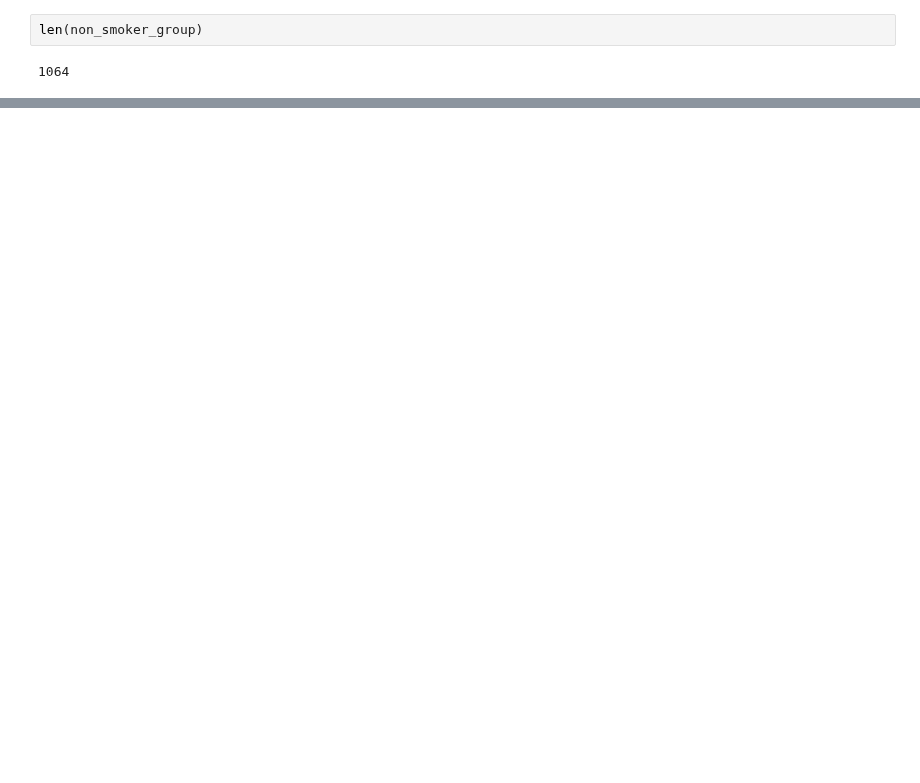
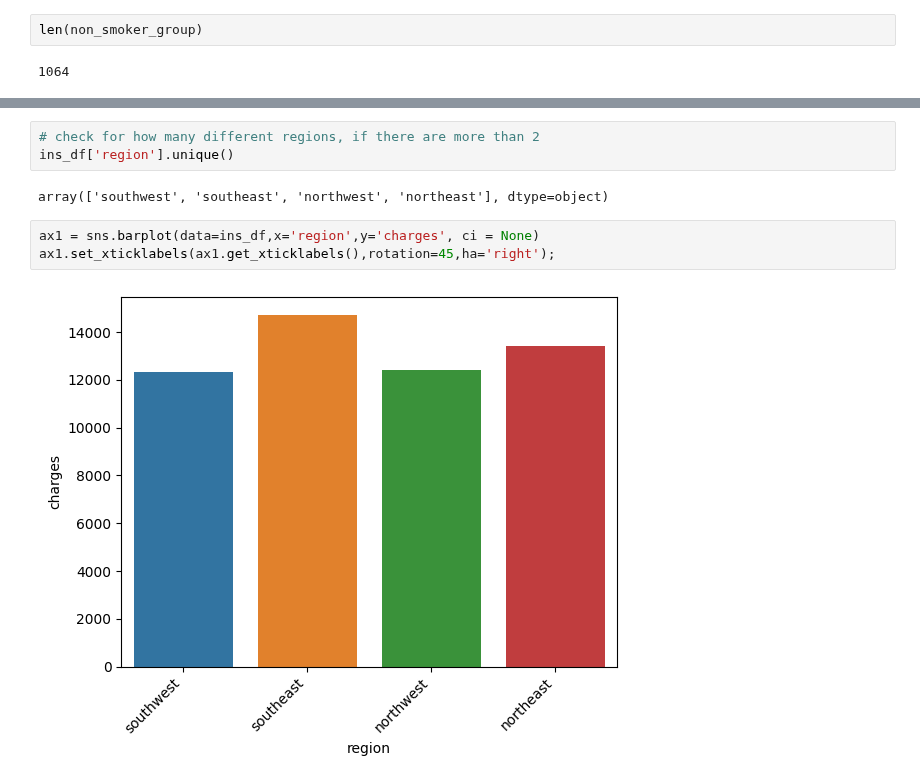
Before and after one commit to arechigajd/Hypothesis-Testing-with-Insurance-Data, a Jupyter notebook: Hypothesis Testing with Insurance Data.ipynb, the cells around one changed output, grey strips where cells are left out. Cells and saved outputs as stored; diff of their text form; blank space fills up the shorter version.

```diff
--- a/Hypothesis Testing with Insurance Data.ipynb
+++ b/Hypothesis Testing with Insurance Data.ipynb
@@ -211,0 +359,10 @@ We did not pass the assumption.
+# %%
+# check for how many different regions, if there are more than 2
+ins_df['region'].unique()
+# %% [output]
+array(['southwest', 'southeast', 'northwest', 'northeast'], dtype=object)
+# %%
+ax1 = sns.barplot(data=ins_df,x='region',y='charges', ci = None)
+ax1.set_xticklabels(ax1.get_xticklabels(),rotation=45,ha='right');
+# %% [output]
+[figure, added]
```
Also changed, not shown: parts of 42 cells of this notebook.
